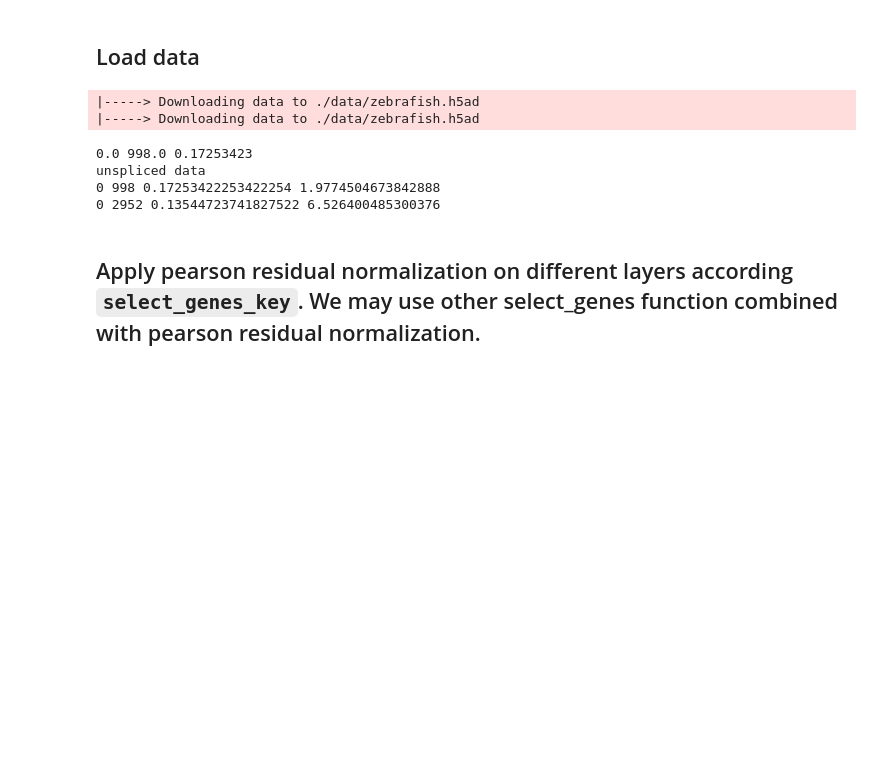
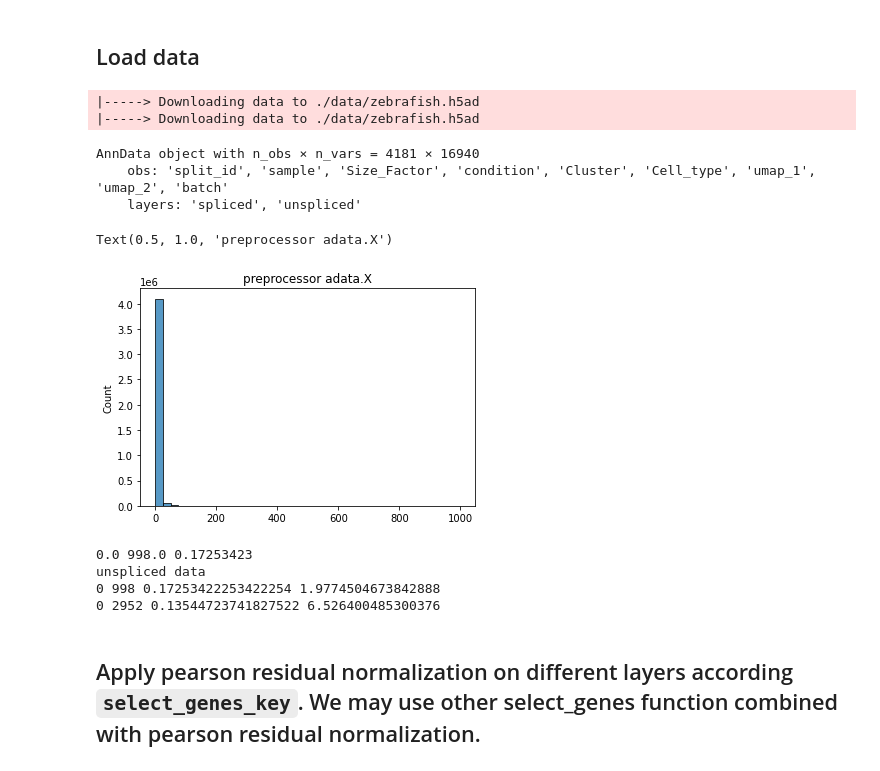
Before and after one commit to aristoteleo/dynamo-notebooks, a Jupyter notebook: normalization/preprocessor-monocle-visualization-zebrafish.ipynb, the cells around one changed output. Saved outputs shown, nothing was run; the diff lists cells and outputs as text; code cells hidden in the pictures; blank space fills up the shorter version.

```diff
--- a/normalization/preprocessor-monocle-visualization-zebrafish.ipynb
+++ b/normalization/preprocessor-monocle-visualization-zebrafish.ipynb
@@ -27,6 +28,17 @@ monocle_adata = dyn.sample_data.zebrafish()
 # %% [output]
 |-----> Downloading data to ./data/zebrafish.h5ad
 |-----> Downloading data to ./data/zebrafish.h5ad
+# %%
+print(adata)
+# %% [output]
+AnnData object with n_obs × n_vars = 4181 × 16940
+    obs: 'split_id', 'sample', 'Size_Factor', 'condition', 'Cluster', 'Cell_type', 'umap_1', 'umap_2', 'batch'
+    layers: 'spliced', 'unspliced'
+# %%
+sns.histplot(adata.X.data, bins=40, legend=False).set_title("preprocessor adata.X")
+# %% [output]
+Text(0.5, 1.0, 'preprocessor adata.X')
+[figure, added]
 # %%
 print(adata.X.min(), adata.X.max(), adata.X.mean())
 adata.layers["spliced"] = adata.layers["spliced"].toarray()
```
Also changed, not shown: parts of 16 cells of this notebook.
